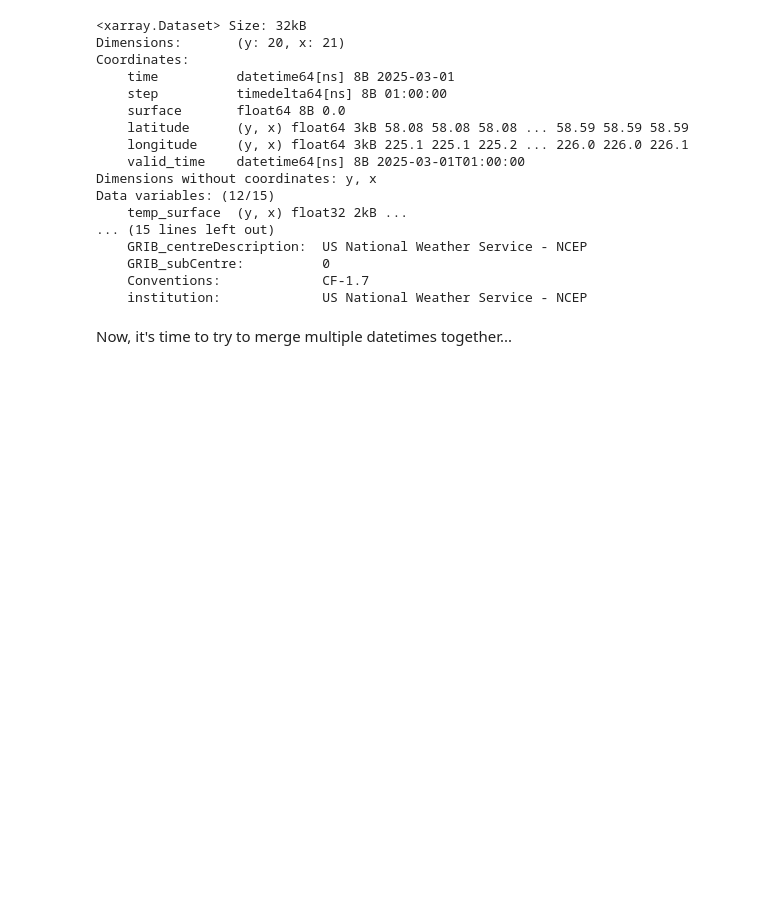
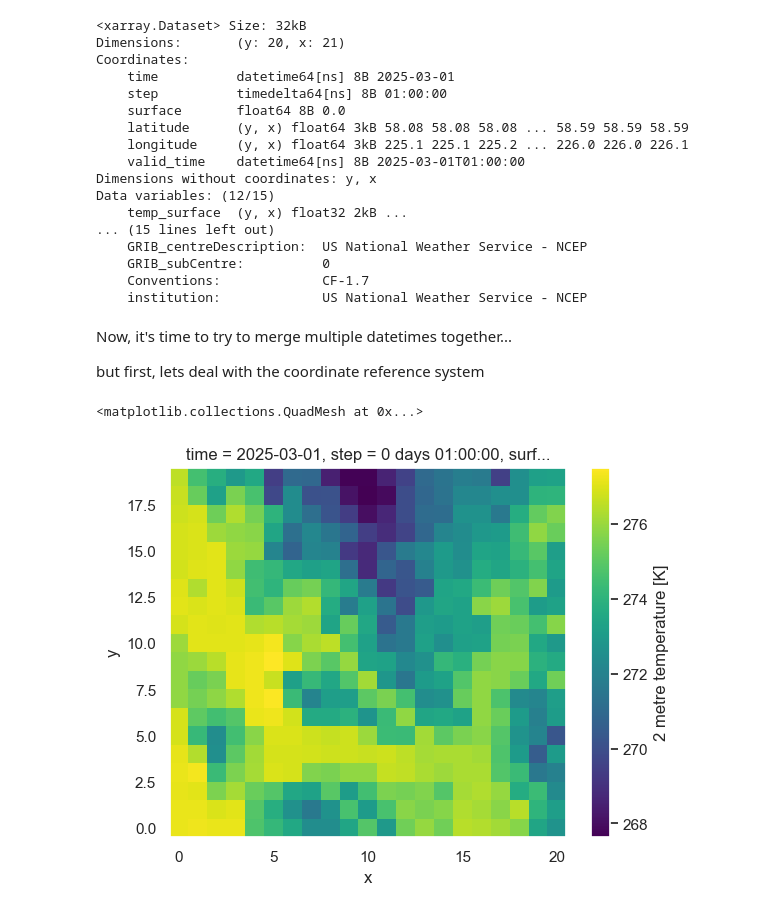
Before and after one commit to cassielumbrazo/juneau_data_analysis, a Jupyter notebook: 4_merge_test_data_hrrrak.ipynb, the cells around one changed output. Cells and saved outputs as stored; diff of their text form; code cells hidden in the pictures; blank space fills up the shorter version.

```diff
--- a/4_merge_test_data_hrrrak.ipynb
+++ b/4_merge_test_data_hrrrak.ipynb
@@ -185,3 +188,5 @@ Data variables: (12/15)
     institution:             US National Weather Service - NCEP
 # %% [markdown]
 Now, it's time to try to merge multiple datetimes together...
+
+but first, lets deal with the coordinate reference system
@@ -187,0 +196,5 @@ Now, it's time to try to merge multiple datetimes together...
+# %%
+ds.temp.plot()
+# %% [output]
+<matplotlib.collections.QuadMesh at 0x...>
+[figure, added]
```
Also changed, not shown: parts of 35 cells of this notebook.
